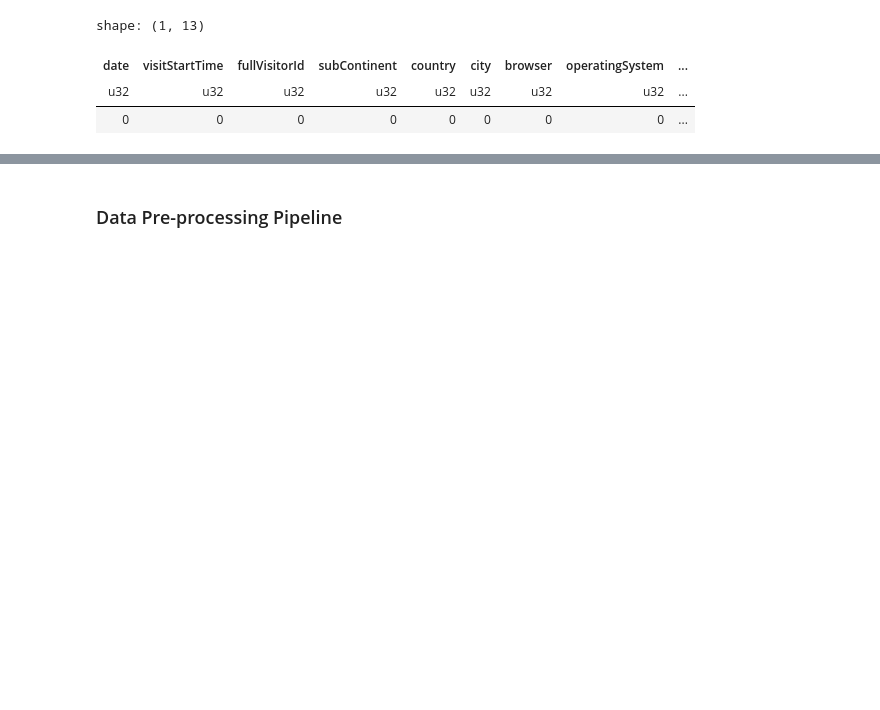
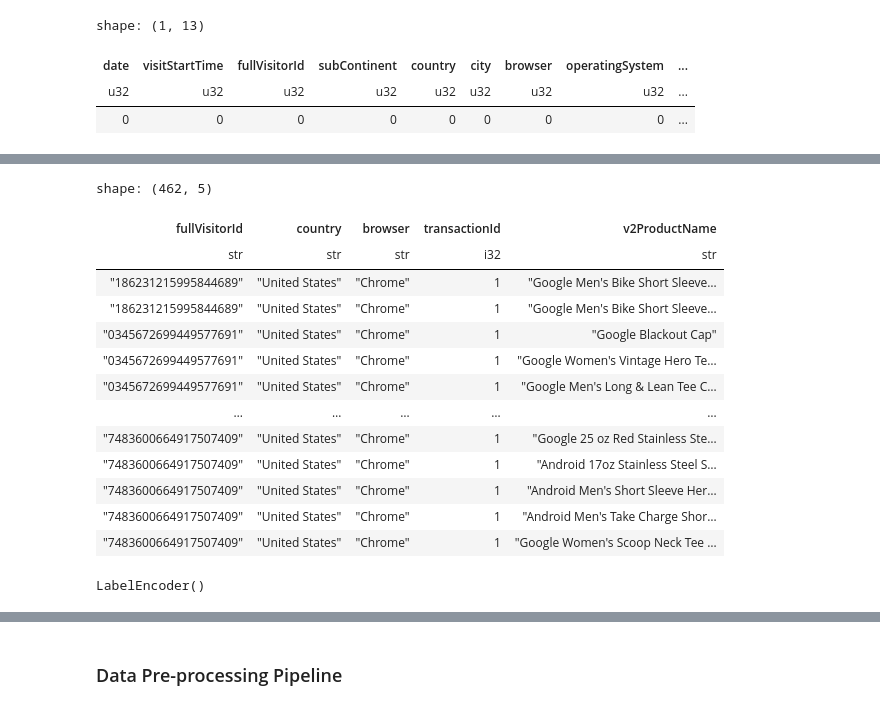
Before and after one commit to Andrew-Bordei/Data-Science, a Jupyter notebook: recommendation_system/notebooks/preprocessing.ipynb, the cells around one changed output, grey strips where cells are left out. Saved outputs shown, nothing was run; the diff lists cells and outputs as text; code cells hidden in the pictures; blank space fills up the shorter version.

```diff
--- a/recommendation_system/notebooks/preprocessing.ipynb
+++ b/recommendation_system/notebooks/preprocessing.ipynb
@@ -472,0 +177,23 @@ new_df.write_csv("../data/cleaned_google_analytics.csv")
+# %%
+test_encoding = test_encoding.filter(pl.col('transactionId') == 1)
+test_encoding
+# %% [output]
+shape: (462, 5)
+| fullVisitorId | country | browser | transactionId | v2ProductName |
+| str | str | str | i32 | str |
+| "186231215995844689" | "United States" | "Chrome" | 1 | "Google Men's Bike Short Sleeve… |
+| "186231215995844689" | "United States" | "Chrome" | 1 | "Google Men's Bike Short Sleeve… |
+| "0345672699449577691" | "United States" | "Chrome" | 1 | "Google Blackout Cap" |
+| "0345672699449577691" | "United States" | "Chrome" | 1 | "Google Women's Vintage Hero Te… |
+| "0345672699449577691" | "United States" | "Chrome" | 1 | "Google Men's Long & Lean Tee C… |
+| … | … | … | … | … |
+| "7483600664917507409" | "United States" | "Chrome" | 1 | "Google 25 oz Red Stainless Ste… |
+| "7483600664917507409" | "United States" | "Chrome" | 1 | "Android 17oz Stainless Steel S… |
+| "7483600664917507409" | "United States" | "Chrome" | 1 | "Android Men's Short Sleeve Her… |
+| "7483600664917507409" | "United States" | "Chrome" | 1 | "Android Men's Take Charge Shor… |
+| "7483600664917507409" | "United States" | "Chrome" | 1 | "Google Women's Scoop Neck Tee … |
+# %%
+le = LabelEncoder()
+le.fit(test_encoding.select(pl.col('country')))
+# %% [output]
+LabelEncoder()
```
Also changed, not shown: parts of 49 cells of this notebook, 1 other file.
